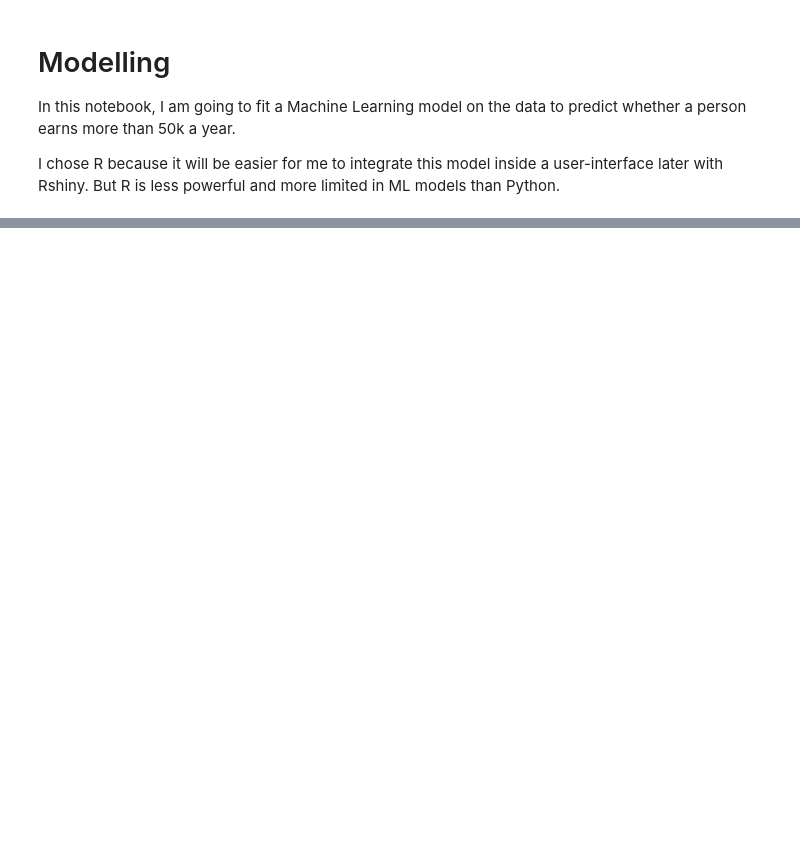
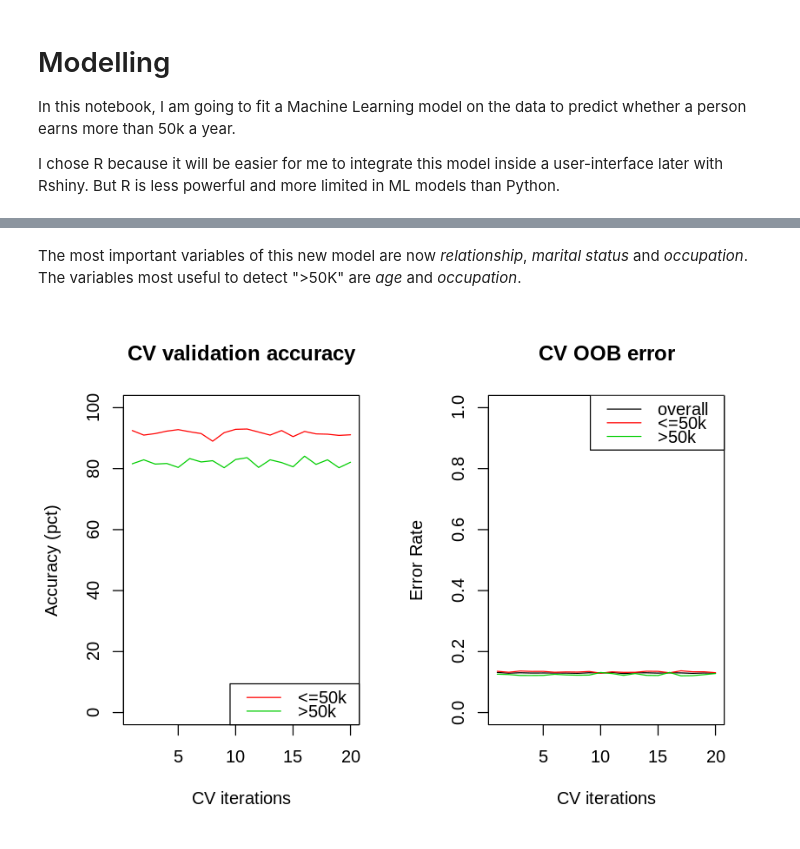
Before and after one commit to MaudBoucherit/donor_detection, a Jupyter notebook: notebooks/model_detection.ipynb, the cells around one changed output, grey strips where cells are left out. Drawn from its saved outputs; the diff is of its cells as text; code cells hidden in the pictures; blank space fills up the shorter version.

```diff
--- a/notebooks/model_detection.ipynb
+++ b/notebooks/model_detection.ipynb
@@ -96,0 +85,14 @@ train <- train %>% rbind(train[train$class == '>50K', ])
+# %%
+## Re-sampling the classes
+train.low  <- sample_n(train %>% filter(class == "<=50K"), 15000, replace = F)
+train.high <- sample_n(train %>% filter(class == ">50K"), 10000, replace = T)
+
+train.balance <- rbind(train.low, train.high)                 # merge the two classes data
+train.balance <- train.balance[sample(nrow(train.balance)), ] # shuffle the data
+# %%
+## Fit a Random Forest
+rf <- randomForest(select(train.balance, -class), train.balance$class, ntree = 80, block.size = 1, importance = T, na.action = na.omit)
+rf.cv <- rf.crossValidation(rf, xdata = select(train.balance, -class), n = 20, ntree = 80)
+
+# Variables importance
+rf$importance[order(rf$importance[, 3], decreasing = TRUE),]
@@ -96,0 +114,12 @@ train <- train %>% rbind(train[train$class == '>50K', ])
+# %% [markdown]
+The most important variables of this new model are now *relationship*, *marital status* and *occupation*. The variables most useful to detect ">50K" are *age* and *occupation*.
+# %%
+# Plot cross validation verses model producers accuracy
+par(mfrow=c(1,2))
+matplot(rf.cv$cross.validation$cv.producers.accuracy, type = 'l', lty = 1, col = 2:3, ylim = c(0, 100), xlab = 'CV iterations', ylab = 'Accuracy (pct)', main = 'CV validation accuracy')
+legend('bottomright', legend = c('<=50k', '>50k'), col = 2:3, lty = 1)
+
+matplot(rf.cv$cross.validation$cv.oob[ , 1:3], type = 'l', lty = 1, col = 1:3, ylim = c(0, 1), xlab = 'CV iterations', ylab = 'Error Rate', main = 'CV OOB error')
+legend('topright', legend = c('overall', '<=50k', '>50k'), col = 1:3, lty = 1)
+# %% [output]
+[figure, added]
```
Also changed, not shown: parts of 18 cells of this notebook, 3 other files.
